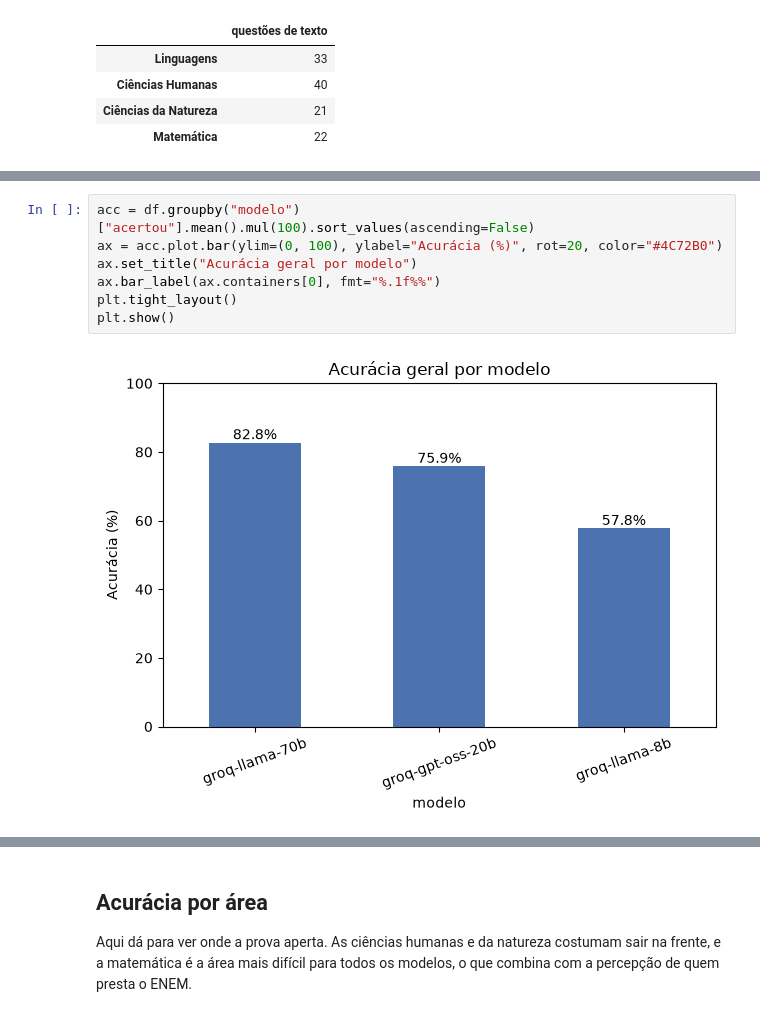
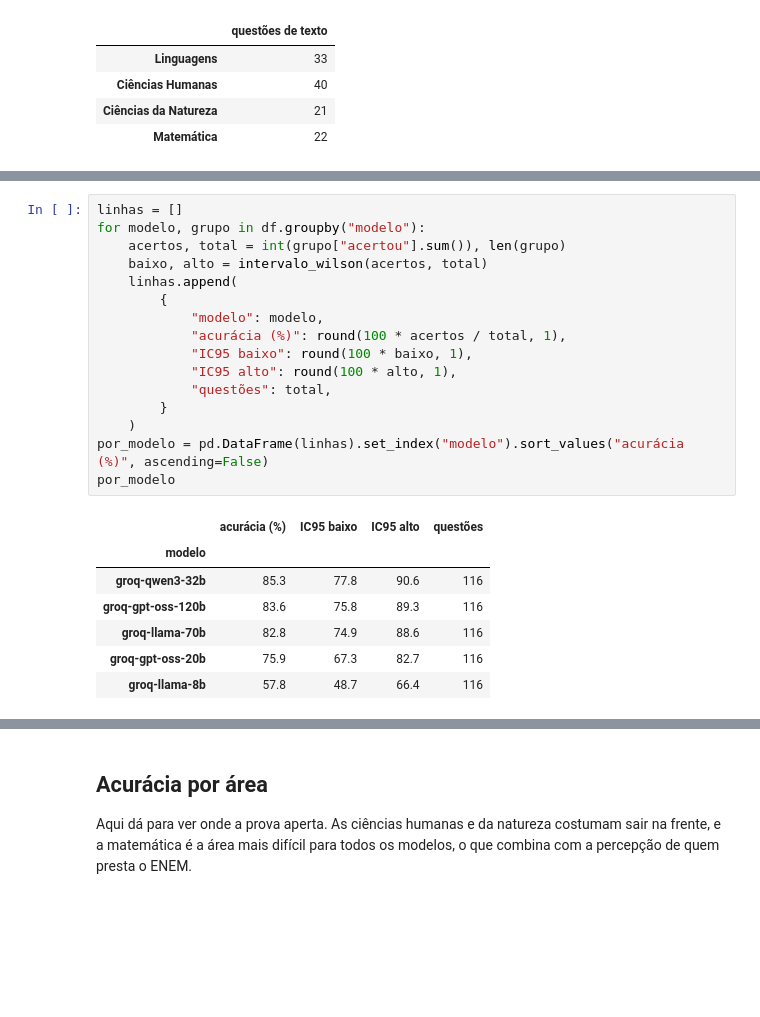
Before and after one commit to LucasSpinola/enem-llm-benchmark, a Jupyter notebook: notebooks/analise.ipynb, the cells around one changed output, grey strips where cells are left out. Drawn from its saved outputs; the diff is of its cells as text; blank space fills up the shorter version.

```diff
--- a/notebooks/analise.ipynb
+++ b/notebooks/analise.ipynb
@@ -62,9 +61,24 @@ Acurácia geral: 72.1% (251 de 348)
-# %%
-acc = df.groupby("modelo")["acertou"].mean().mul(100).sort_values(ascending=False)
-ax = acc.plot.bar(ylim=(0, 100), ylabel="Acurácia (%)", rot=20, color="#4C72B0")
-ax.set_title("Acurácia geral por modelo")
-ax.bar_label(ax.containers[0], fmt="%.1f%%")
-plt.tight_layout()
-plt.show()
-# %% [output]
-[figure, removed]
+# %%
+linhas = []
+for modelo, grupo in df.groupby("modelo"):
+    acertos, total = int(grupo["acertou"].sum()), len(grupo)
+    baixo, alto = intervalo_wilson(acertos, total)
+    linhas.append(
+        {
+            "modelo": modelo,
+            "acurácia (%)": round(100 * acertos / total, 1),
+            "IC95 baixo": round(100 * baixo, 1),
+            "IC95 alto": round(100 * alto, 1),
+            "questões": total,
+        }
+    )
+por_modelo = pd.DataFrame(linhas).set_index("modelo").sort_values("acurácia (%)", ascending=False)
+por_modelo
+# %% [output]
+|  | acurácia (%) | IC95 baixo | IC95 alto | questões |
+| modelo |  |  |  |  |
+| groq-qwen3-32b | 85.3 | 77.8 | 90.6 | 116 |
+| groq-gpt-oss-120b | 83.6 | 75.8 | 89.3 | 116 |
+| groq-llama-70b | 82.8 | 74.9 | 88.6 | 116 |
+| groq-gpt-oss-20b | 75.9 | 67.3 | 82.7 | 116 |
+| groq-llama-8b | 57.8 | 48.7 | 66.4 | 116 |
```
Also changed, not shown: parts of 15 cells of this notebook, 14 other files.
